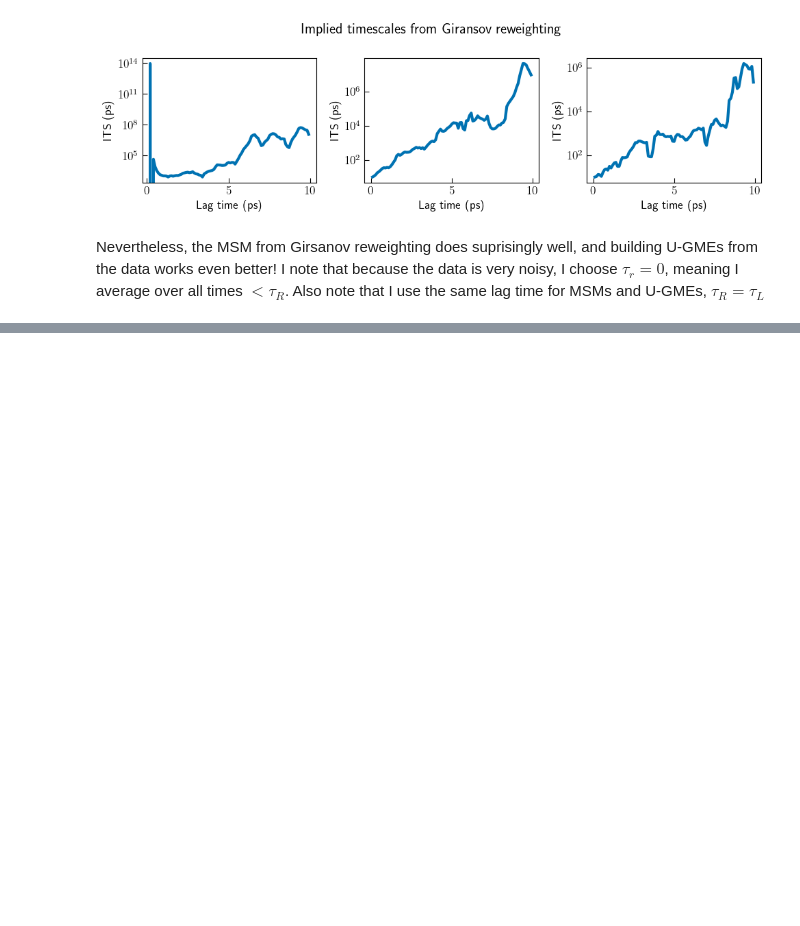
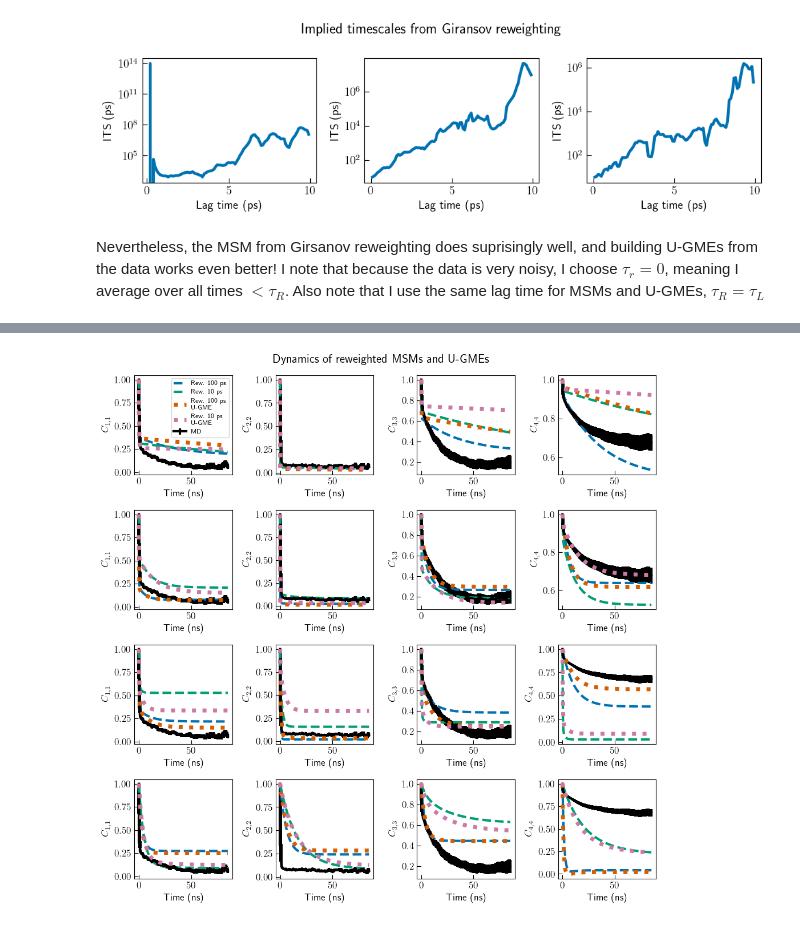
Before and after one commit to OfirBlumer/MSM_GME, a Jupyter notebook: mainNotebook.ipynb, the cells around one changed output, grey strips where cells are left out. Saved outputs shown, nothing was run; the diff lists cells and outputs as text; code cells hidden in the pictures; blank space fills up the shorter version.

```diff
--- a/mainNotebook.ipynb
+++ b/mainNotebook.ipynb
@@ -432,0 +410,65 @@ fig.tight_layout()
+# %%
+biasedTPM = np.load("model_system/biasedTPMopesFactor5_10ps_Cores.npy")
+ugme_data = UGME(dt=dt)
+ugme_data.exact = np.einsum("ijk->jki", biasedTPM)
+ugme_data.rd = 4
+ugme_data.tsteps = 100
+U_matrix = ugme_data.Get_U()
+
+biasedTPM2 = np.load("model_system/biasedTPMopesFactor5_100ps_Cores.npy")
+ugme_data2 = UGME(dt=dt)
+ugme_data2.exact = np.einsum("ijk->jki", biasedTPM2)
+ugme_data2.rd = 4
+ugme_data2.tsteps = 100
+U_matrix2 = ugme_data2.Get_U()
+
+fig, axs = plt.subplots(4,4,figsize=(10,10))
+
+lags = [5,10,20,40]
+for j in range(4):
+    tau_R = lags[j]
+    lag = lags[j]
+    t_r = 1
+
+    biased_dynamics = [biasedTPM[lag]]
+    biased_dynamics2 = [biasedTPM2[lag]]
+    for k in range(int(851001/lag)-1):
+        biased_dynamics.append(biased_dynamics[-1] @ biasedTPM[lag])
+        biased_dynamics2.append(biased_dynamics2[-1] @ biasedTPM2[lag])
+    biased_dynamics = np.array(biased_dynamics)
+    biased_dynamics2 = np.array(biased_dynamics2)
+    U_inf = ugme_data.GetAve(t_r = t_r, t_R = tau_R)
+    U_inf2 = ugme_data2.GetAve(t_r = t_r, t_R = tau_R)
+
+    # U_inf = U_matrix[:, :, tau_R]
+    # get TPMs with this assumption
+    Ct = ugme_data.GetCfromU(U_inf, tau_R, long_tsteps=851001)
+    Ct2 = ugme_data2.GetCfromU(U_inf2, tau_R, long_tsteps=851001)
+
+    skip = 1
+    for i in range(4):
+
+
+        # The MD dynamics
+        axs[j][i].errorbar(np.arange(1, 10001, 1)[::skip] * dt / 1000, TPM[1:, i, i][::skip], TPM_error[1:, i, i][::skip], color="black",lw=3,zorder=0)
+        axs[j][i].errorbar(np.arange(1, 851, 1) * dt, TPM_long[1:, i, i], color="black",lw=3)
+        axs[j][i].errorbar(np.arange(1, 851, 1)[::skip] * dt, TPM_long[1:, i, i][::skip], TPM_long_error[1:, i, i][::skip], color="black",ls="none",lw=3)
+        # The reweighted MSM dynamics
+        axs[j][i].plot(np.arange(lag, 851001, lag) * dt / 1000, biased_dynamics[:,i,i], lw=3, ls="dashed")
+        axs[j][i].plot(np.arange(lag, 851001, lag) * dt / 1000, biased_dynamics2[:,i,i], lw=3, ls="dashed")
+        # # The U_GME dynamics
+
+        # # The U_GME dynamics
+        axs[j][i].plot(np.arange(0, 851001, 1) * dt / 1000, Ct[i, i, :], lw = 5, ls = "dotted",zorder=10)
+        axs[j][i].plot(np.arange(0, 851001, 1) * dt / 1000, Ct2[i, i, :], lw = 5, ls = "dotted",zorder=10)
+
+        # axs[j][i].set_ylim(0.05,1.05)
+        axs[j][i].set_xlabel("Time (ns)")
+        index = "{" + f"{i+1},{i+1}" + "}"
+        axs[j][i].set_ylabel(f"$C_{index}$")
+    # axs[j][0].text(200,0.85,f"Lagtime = {lag/10} ps")
+axs[0][0].legend(["Rew. 100 ps","Rew. 10 ps","Rew. 100 ps\n U-GME","Rew. 10 ps\n U-GME","MD"],fontsize=8)
+fig.suptitle("Dynamics of reweighted MSMs and U-GMEs")
+fig.tight_layout()
+# %% [output]
+[figure, added]
```
Also changed, not shown: parts of 9 cells of this notebook, 9 other files.
